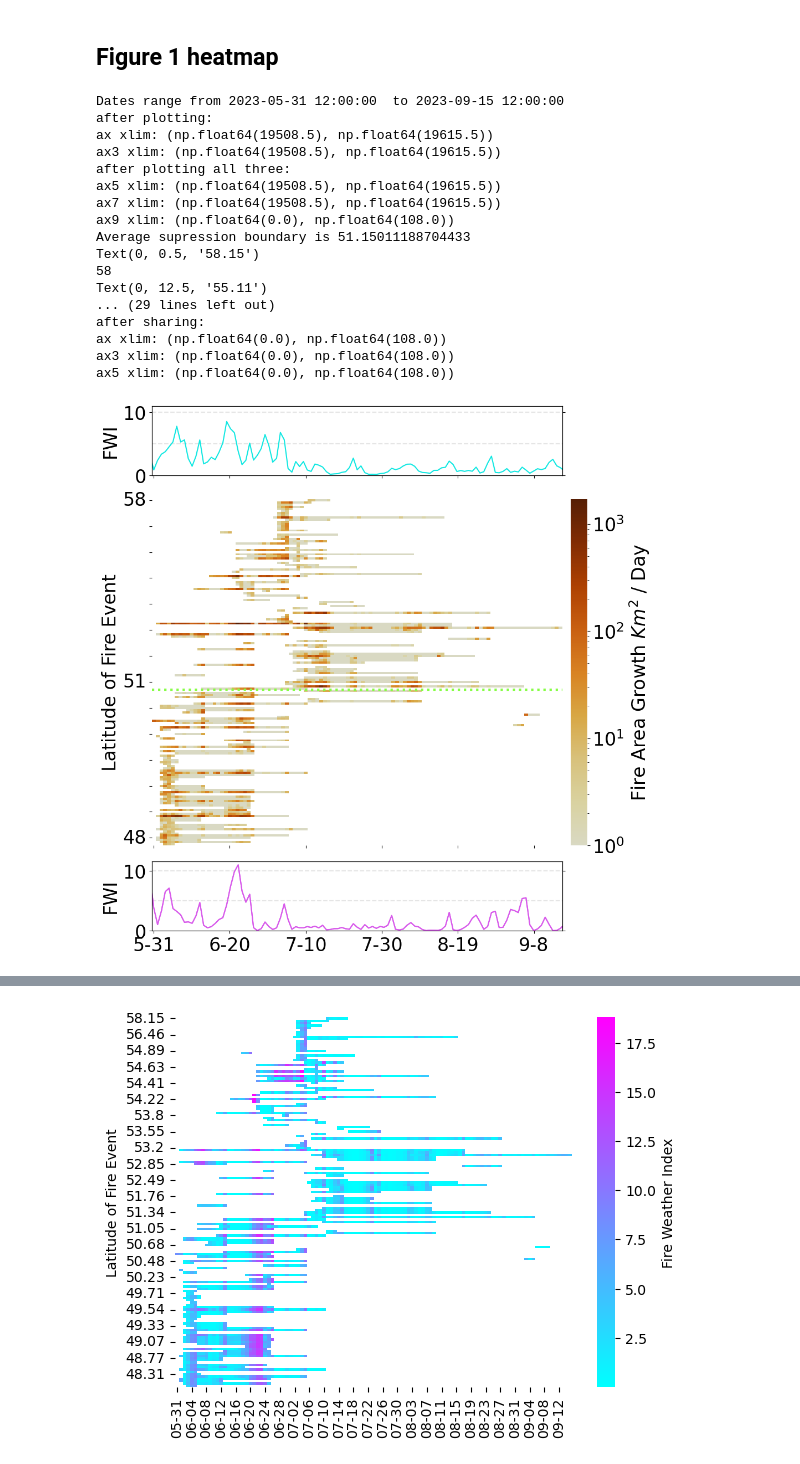
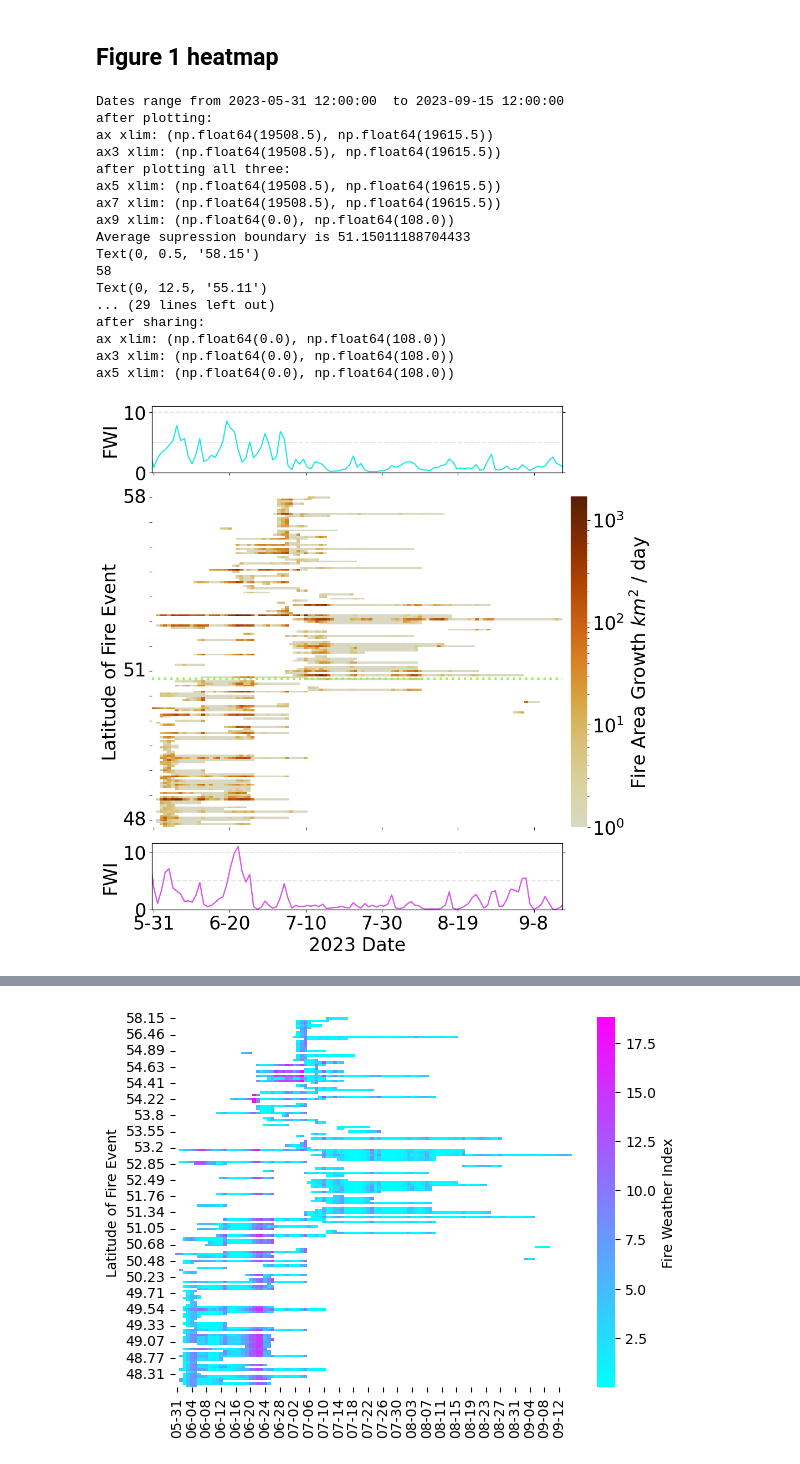
Before and after one commit to mccabete/fwiVis, a Jupyter notebook: notebooks/heatmap_timeseries.ipynb, the cells around one changed output, grey strips where cells are left out. Cells and saved outputs as stored; diff of their text form; code cells hidden in the pictures.

```diff
--- a/notebooks/heatmap_timeseries.ipynb
+++ b/notebooks/heatmap_timeseries.ipynb
@@ -887,6 +900,7 @@ with mpl.rc_context({'font.size': font_size}):
 
 
     ax3.xaxis.set_major_formatter(mdates.DateFormatter('%-m-%-d'))
+    ax3.set_xlabel("2023 Date")
     ax3.plot(fwis.INITDATE.astype("datetime64[ns]"),fwis.GEOS_5, color = "#d85beb")
     ax3.set_xlim(test_func[1].t.astype("datetime64[ns]").min(), test_func[1].t.astype("datetime64[ns]").max())
     ax3.set_ylim(bottom = 0)
@@ -923,7 +937,7 @@ with mpl.rc_context({'font.size': font_size}):
     #ax5 = plt.subplot( sharex=ax1)
 
     #sn.heatmap(heat, cmap = "YlOrBr", norm=LogNorm(), cbar_kws={'label': 'Fire Area Growth Km^2'}, ax = ax5, cbar_ax=ax6, square=False)#,fmt='.1f',
-    sn.heatmap(test_func[0], cmap = darker_cmap, norm=LogNorm(), cbar_kws={'label': 'Fire Area Growth $Km^2$ / Day'}, ax = ax5, cbar_ax=ax6, square=False, xticklabels = 20)#,fmt='.1f',
+    sn.heatmap(test_func[0], cmap = darker_cmap, norm=LogNorm(), cbar_kws={'label': 'Fire Area Growth $km^2$ / day'}, ax = ax5, cbar_ax=ax6, square=False, xticklabels = 20)#,fmt='.1f',
     average_suppressionBoundary = (zones.geometry[0].bounds[1]+ zones.geometry[0].bounds[3])/2
 
     print("after plotting all three:")
@@ -1001,34 +1015,34 @@ with mpl.rc_context({'font.size': font_size}):
 
 
 
     #ax5.xaxis.set_major_formatter(mdates.DateFormatter('%m-%d'))
     #ax6.plot()
     ax2.remove()
     ax4.remove()
     #ax7.remove()
     #plt.show()
     #ax5.yaxis.set_major_formatter(mpl.ticker.FuncFormatter(quick_round2)) ### Causes anindexing error but "Should" work
     plt.savefig(f"some_figs/low_rez_darker_Regional_fire_growth_FWI_with_line_diff_fix_{datetime.today().strftime('%Y%m%d')}.png", dpi = 900, transparent = False)
     plt.show()
 # %% [output]
 Dates range from 2023-05-31 12:00:00  to 2023-09-15 12:00:00
 after plotting:
 ax xlim: (np.float64(19508.5), np.float64(19615.5))
 ax3 xlim: (np.float64(19508.5), np.float64(19615.5))
 after plotting all three:
 ax5 xlim: (np.float64(19508.5), np.float64(19615.5))
 ax7 xlim: (np.float64(19508.5), np.float64(19615.5))
 ax9 xlim: (np.float64(0.0), np.float64(108.0))
 Average supression boundary is 51.15011188704433
 Text(0, 0.5, '58.15')
 58
 Text(0, 12.5, '55.11')
 ... (29 lines left out)
 after sharing:
 ax xlim: (np.float64(0.0), np.float64(108.0))
 ax3 xlim: (np.float64(0.0), np.float64(108.0))
 ax5 xlim: (np.float64(0.0), np.float64(108.0))
-[figure, old version]
+[figure, new version]
 # %%
 remerged = fv.prep_fire_files('data/Quebec_v3_full_data_perimeters20241112.csv', crs = 3571)
 # %%
```
Also changed, not shown: parts of 8 cells of this notebook, 5 other files.
